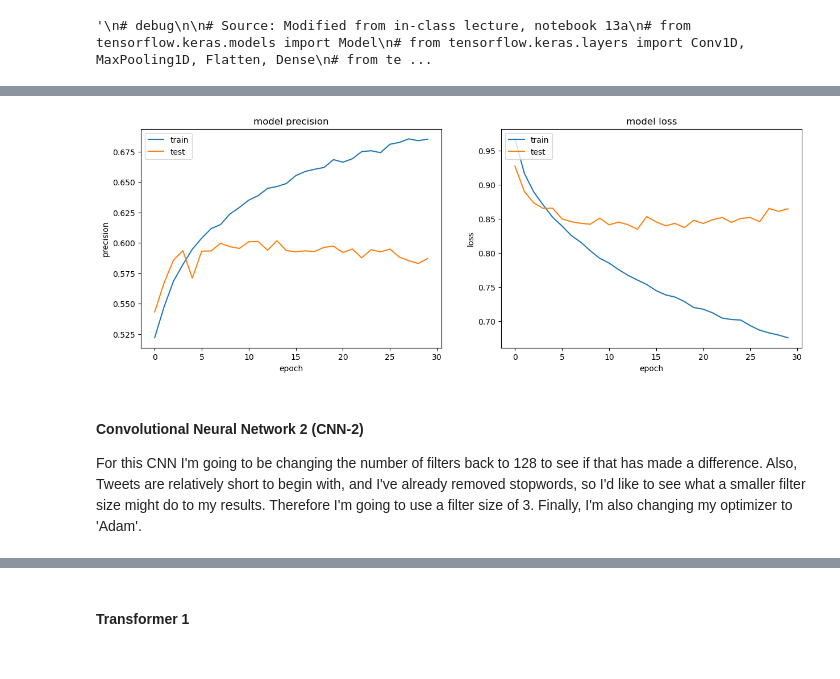
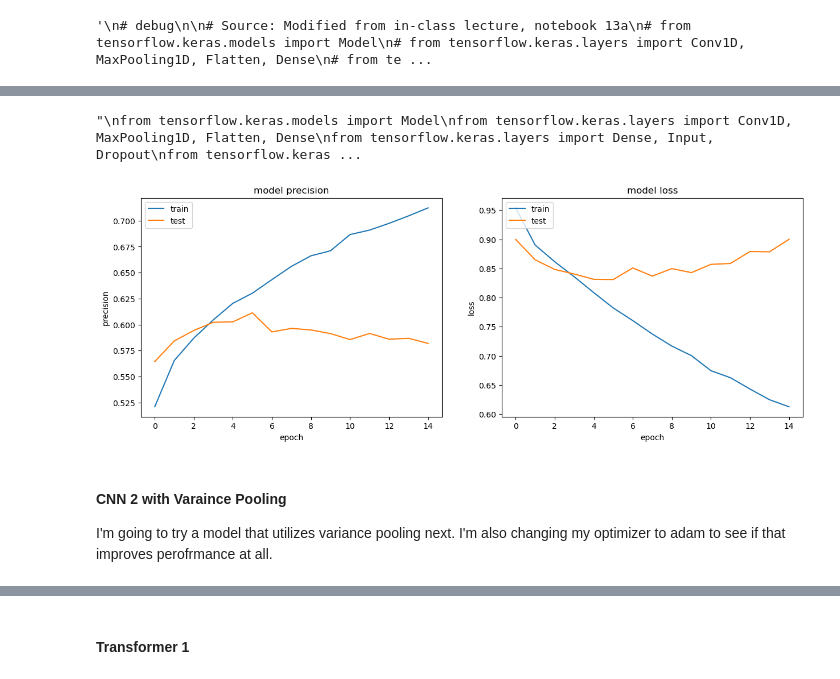
Before and after one commit to cphchip/cs7324_code, a Jupyter notebook: Lab 7/Henderson_48996654_Lab_7.ipynb, the cells around one changed output, grey strips where cells are left out. Drawn from its saved outputs; the diff is of its cells as text; code cells hidden in the pictures.

Commit message:
finished cnn's starting xformers

```diff
--- a/Lab 7/Henderson_48996654_Lab_7.ipynb
+++ b/Lab 7/Henderson_48996654_Lab_7.ipynb
@@ -598,37 +592,94 @@ Epoch 20/20
+# %%
+'''
+from tensorflow.keras.models import Model
+from tensorflow.keras.layers import Conv1D, MaxPooling1D, Flatten, Dense
+from tensorflow.keras.layers import Dense, Input, Dropout
+from tensorflow.keras.layers import Embedding
+
+EMBED_SIZE = 50  # same size as loaded from GLOVE
+NUM_CLASSES = 3
+sequence_input = Input(shape=(MAX_TWEET_LEN,), dtype='int32')
+# starting size: 500
+embedded_sequences = embedding_layer(sequence_input) # from previous embedding
+x = Conv1D(128, 5, activation='relu', # changed to 64 from 128
+           kernel_initializer='he_uniform')(embedded_sequences)
+
+# after conv, size becomes: 1000-4=996
+x = MaxPooling1D(5)(x)# after max pool, 996/5 = 199
+x = Dropout(0.2)(x)
+x = Conv1D(128, 5, activation='relu',
+           kernel_initializer='he_uniform')(x)
+
+# new size is 195
+x = MaxPooling1D(5)(x) # after max pool, size is 195/5 = 39
+x = Dropout(0.2)(x)
+x = Conv1D(128, 5, activation='relu',
+           kernel_initializer='he_uniform')(x)
+
+# after convolution, size becomes 35 elements long
+x = MaxPooling1D(5)(x) # this is the size to globally flatten
+# flattened vector max pools across each of the 35 elements
+# so vectors is now 128 dimensions (same as num output filters)
+x = Flatten()(x)
+x = Dropout(0.1)(x) # cut final drop out in half
+x = Dense(128, activation='relu',
+          kernel_initializer='he_uniform')(x)
+
+preds = Dense(NUM_CLASSES, activation='softmax',
+              kernel_initializer='glorot_uniform')(x)
+
+model_cnn_2 = Model(sequence_input, preds)
+
+# if representing as OHE, use categorical_crossentropy
+# if representing the class as an integer, use sparse_categorical_crossentropy
+model_cnn_2.compile(loss='categorical_crossentropy',
+              optimizer='adam',
+              metrics=['Precision'])
+
+print(model_cnn_2.summary())
+
+cnn2_histories = []
+tmp = model_cnn_2.fit(X_train, y_train_ohe, validation_data=(X_test, y_test_ohe),
+          epochs=15, batch_size=128)
+cnn2_histories.append(tmp)
+'''
+# %% [output]
+"\nfrom tensorflow.keras.models import Model\nfrom tensorflow.keras.layers import Conv1D, MaxPooling1D, Flatten, Dense\nfrom tensorflow.keras.layers import Dense, Input, Dropout\nfrom tensorflow.keras ...
 # %%
-
+'''
 # from sklearn import metrics as mt
 # from matplotlib import pyplot as plt
 %matplotlib inline
 
 # combine all the history from training together
 combined = dict()
 for key in ['precision','val_precision','loss','val_loss']:
-    combined[key] = np.hstack([x.history[key] for x in cnn1_histories])
+    combined[key] = np.hstack([x.history[key] for x in cnn2_histories])
 
 # summarize history for precision
 plt.figure(figsize=(15,5))
 plt.subplot(121)
 plt.plot(combined['precision'])
 plt.plot(combined['val_precision'])
 plt.title('model precision')
 plt.ylabel('precision')
 plt.xlabel('epoch')
 plt.legend(['train', 'test'], loc='upper left')
 
 # summarize history for loss
 plt.subplot(122)
 plt.plot(combined['loss'])
 plt.plot(combined['val_loss'])
 plt.title('model loss')
 plt.ylabel('loss')
 plt.xlabel('epoch')
 plt.legend(['train', 'test'], loc='upper left')
 plt.show()
+'''
 # %% [output]
-[figure, old version]
+[figure, new version]
-# %% [markdown]
-#### Convolutional Neural Network 2 (CNN-2)
-
-For this CNN I'm going to be changing the number of filters back to 128 to see if that has made a difference. Also, Tweets are relatively short to begin with, and I've already removed stopwords, so I'd like to see what a smaller filter size might do to my results. Therefore I'm going to use a filter size of 3. Finally, I'm also changing my optimizer to 'Adam'.
+# %% [markdown]
+#### CNN 2 with Varaince Pooling
+
+I'm going to try a model that utilizes variance pooling next. I'm also changing my optimizer to adam to see if that improves perofrmance at all.
 # %%
```
Also changed, not shown: parts of 20 cells of this notebook.
